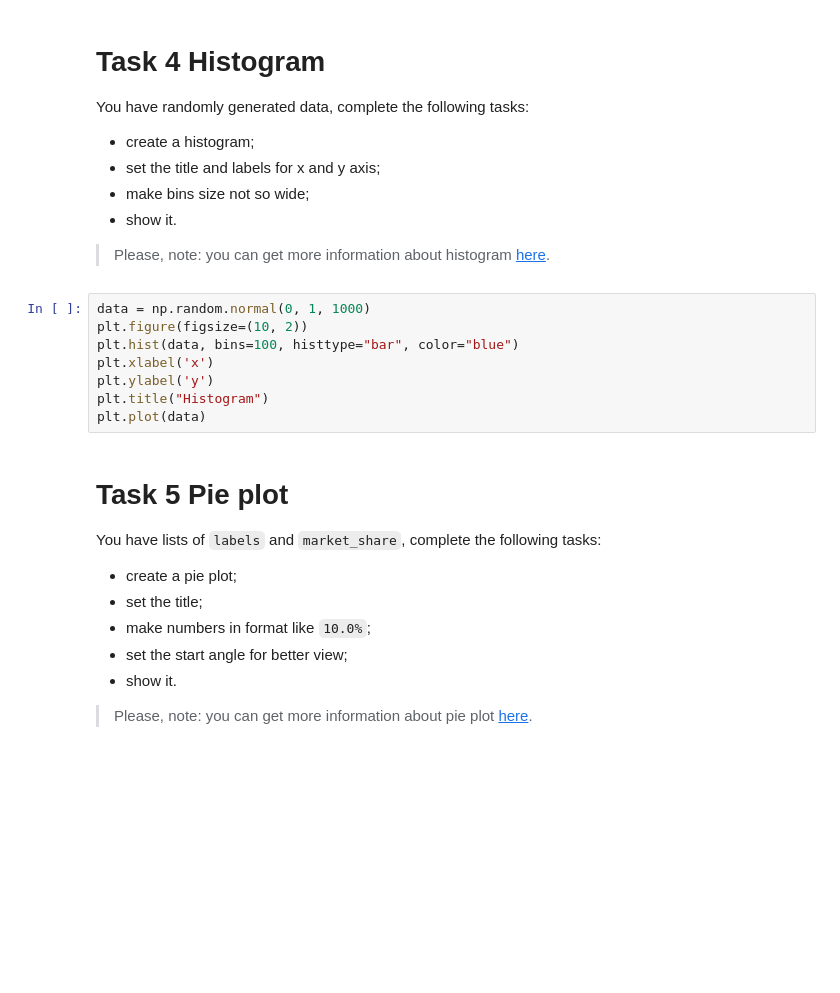
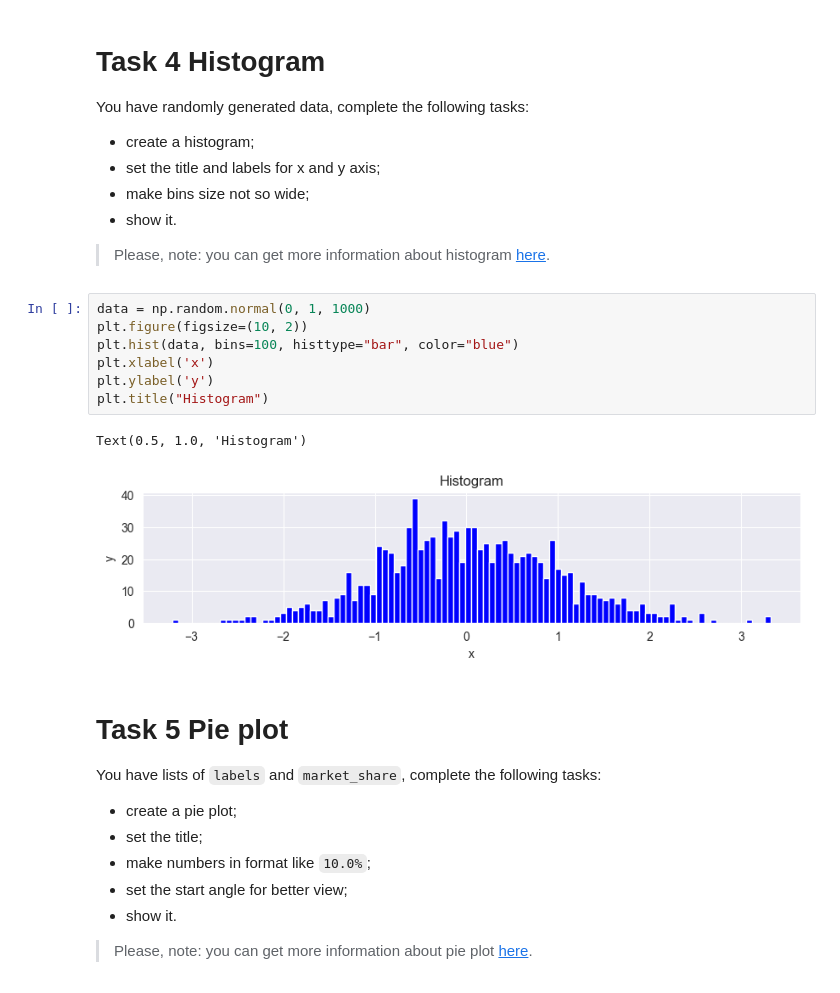
Before and after one commit to mate-academy/py-matplotlib, a Jupyter notebook: app/matplotlib.ipynb, the cells around one changed output. Cells and saved outputs as stored; diff of their text form; blank space fills up the shorter version.

```diff
--- a/app/matplotlib.ipynb
+++ b/app/matplotlib.ipynb
@@ -85,11 +91,13 @@ You have randomly generated data, complete the following tasks:
 # %%
 data = np.random.normal(0, 1, 1000)
 plt.figure(figsize=(10, 2))
 plt.hist(data, bins=100, histtype="bar", color="blue")
 plt.xlabel('x')
 plt.ylabel('y')
 plt.title("Histogram")
-plt.plot(data)
+# %% [output]
+Text(0.5, 1.0, 'Histogram')
+[figure, added]
 # %% [markdown]
 # Task 5 Pie plot
 
```
Also changed, not shown: parts of 13 cells of this notebook.
